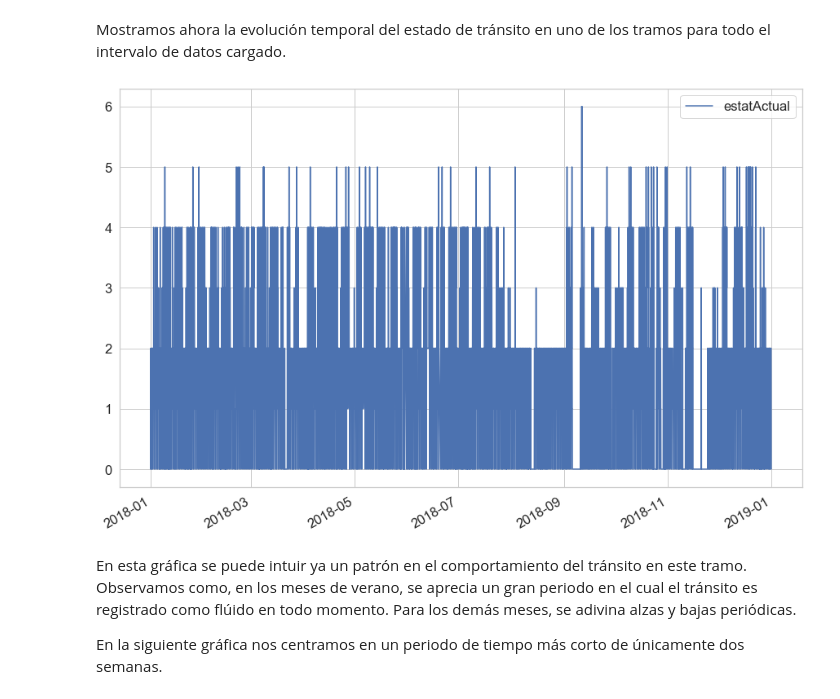
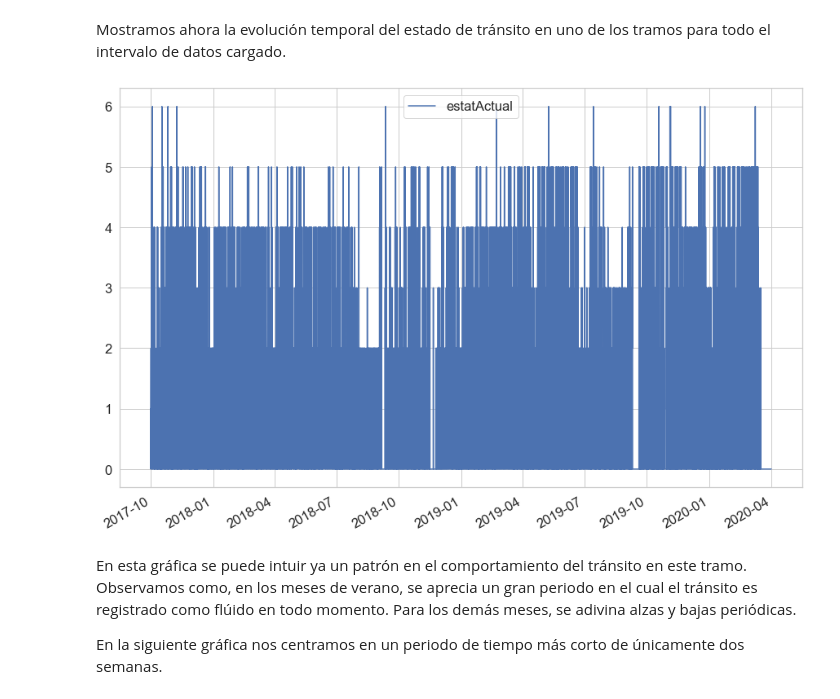
Before and after one commit to cesisar/TFM_UOC_2020, a Jupyter notebook: code/analisis_data_trafico.ipynb, the cells around one changed output. Drawn from its saved outputs; the diff is of its cells as text; code cells hidden in the pictures.

Commit message:
Update data analysis with station selection
Data analysis has been updated selecting air & meteo stations & trafic values according to model

```diff
--- a/code/analisis_data_trafico.ipynb
+++ b/code/analisis_data_trafico.ipynb
@@ -126,12 +127,12 @@ Procedemos ahora a realizar la carga de los datos descargados de tránsito en lo
 
 El siguiente código nos permite cargar estos datos entre dos meses definidos a través de las variables 'dataStartTime' y 'dataEndTime'. Como puede verse en el código, los cuatro atributos leidos del fichero se han definido de tipo 'object', pues, como veremos más adelante, estos datos realmente deben ser tratados como variables cualitativas.
 # %%
-dataStartTime = "2018-01"
-dataEndTime = "2018-12"
+dataStartTime = "2017-10"
+dataEndTime = "2020-03"
 
 # Header definition
 columns=['idTram', 'data', 'estatActual', 'estatPrevist']
-dtype={'idTram':object, 'data':object, 'estatActual':object, 'estatPrevist':object}
+dtype={'idTram':np.integer, 'data':object, 'estatActual':object, 'estatPrevist':object}
 monthLUT={1:'Gener',2:'Febrer',3:'Marc',4:'Abril',5:'Maig',6:'Juny',7:'Juliol',8:'Agost',9:'Setembre',10:'Octubre',11:'Novembre',12:'Desembre'}
 
 # Read data to dataframe
@@ -230,12 +231,12 @@ Mostramos ahora la evolución temporal del estado de tránsito en uno de los tra
 # %%
 seaborn.set(font_scale=1.5, style="whitegrid")
 
-data=data_trafico.loc[(data_trafico["idTram"] == '1'), ['data', 'estatActual']].set_index('data')
+data=data_trafico.loc[(data_trafico["idTram"] == 1), ['data', 'estatActual']].set_index('data')
 ax = data.plot(figsize=(15,10))
 ax.set_xlabel('')
 plt.show()
 # %% [output]
-[figure, old version]
+[figure, new version]
 # %% [markdown]
 En esta gráfica se puede intuir ya un patrón en el comportamiento del tránsito en este tramo. Observamos como, en los meses de verano, se aprecia un gran periodo en el cual el tránsito es registrado como flúido en todo momento. Para los demás meses, se adivina alzas y bajas periódicas.
 
```
Also changed, not shown: parts of 20 cells of this notebook, 2 other files.
